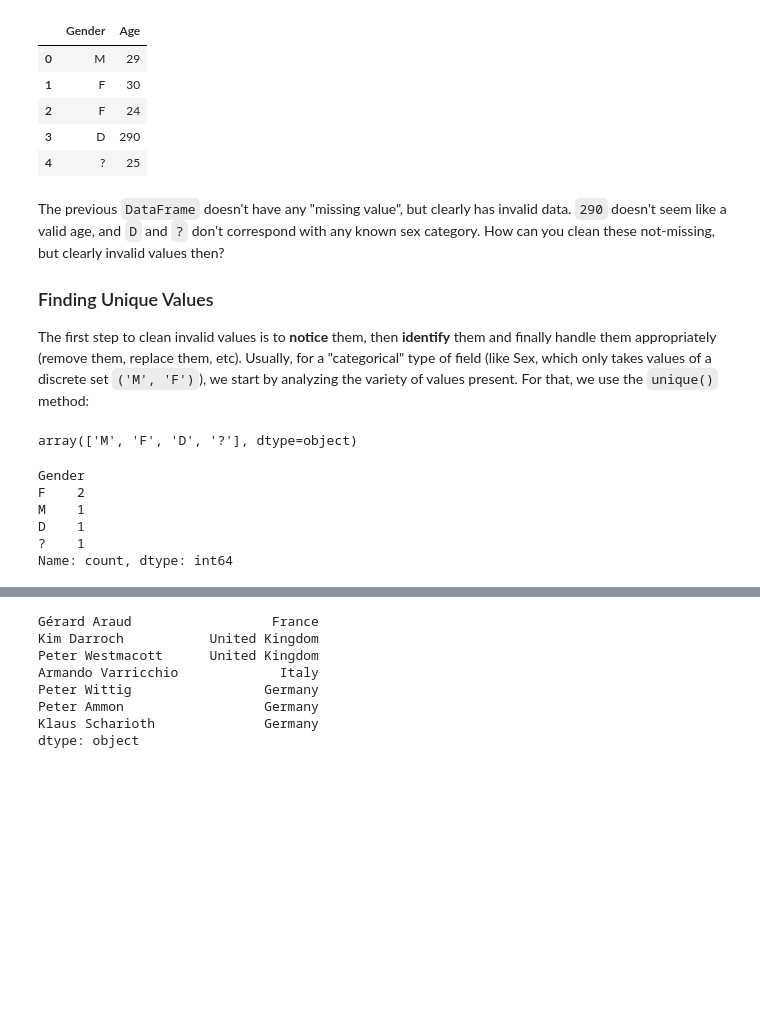
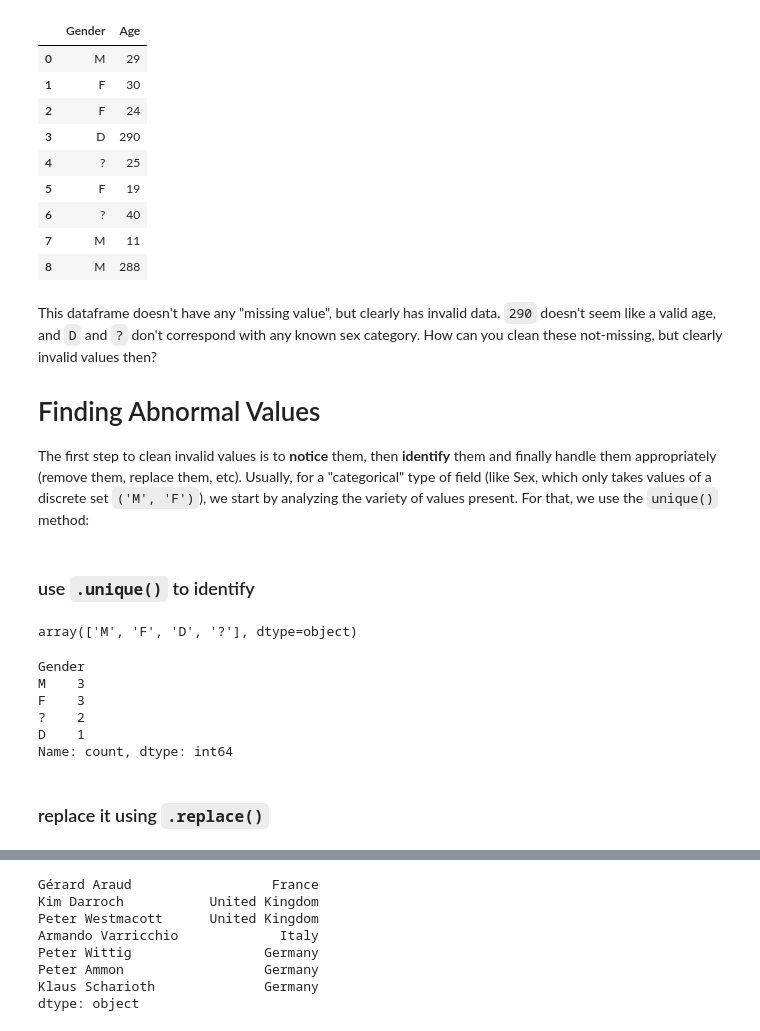
Before and after one commit to hh-blaire-cho/ds101_2025Jun, a Jupyter notebook: 08_Pandas_DataCleansing.ipynb, the cells around one changed output, grey strips where cells are left out. Cells and saved outputs as stored; diff of their text form; code cells hidden in the pictures; blank space fills up the shorter version.

```diff
--- a/08_Pandas_DataCleansing.ipynb
+++ b/08_Pandas_DataCleansing.ipynb
@@ -17,24 +15,30 @@ import pandas as pd
 # %%
 df = pd.DataFrame(
     {
-        "Gender": ["M", "F", "F", "D", "?"],
-        "Age": [29, 30, 24, 290, 25],
+        "Gender": ["M", "F", "F", "D", "?", "F", "?", "M", "M"],
+        "Age": [29, 30, 24, 290, 25, 19, 40, 11, 288],
     }
 )
 df
 # %% [output]
 |  | Gender | Age |
 | 0 | M | 29 |
 | 1 | F | 30 |
 | 2 | F | 24 |
 | 3 | D | 290 |
 | 4 | ? | 25 |
+| 5 | F | 19 |
+| 6 | ? | 40 |
+| 7 | M | 11 |
+| 8 | M | 288 |
 # %% [markdown]
-The previous `DataFrame` doesn't have any "missing value", but clearly has invalid data. `290` doesn't seem like a valid age, and `D` and `?` don't correspond with any known sex category. How can you clean these not-missing, but clearly invalid values then?
+This dataframe doesn't have any "missing value", but clearly has invalid data. `290` doesn't seem like a valid age, and `D` and `?` don't correspond with any known sex category. How can you clean these not-missing, but clearly invalid values then?
 
-### Finding Unique Values
+# Finding Abnormal Values
 
 The first step to clean invalid values is to **notice** them, then **identify** them and finally handle them appropriately (remove them, replace them, etc). Usually, for a "categorical" type of field (like Sex, which only takes values of a discrete set `('M', 'F')`), we start by analyzing the variety of values present. For that, we use the `unique()` method:
+# %% [markdown]
+### use `.unique()` to identify
 # %%
 df["Gender"].unique()
 # %% [output]
@@ -43,9 +47,11 @@ array(['M', 'F', 'D', '?'], dtype=object)
 df["Gender"].value_counts()
 # %% [output]
 Gender
-F    2
-M    1
+M    3
+F    3
+?    2
 D    1
-?    1
 Name: count, dtype: int64
+# %% [markdown]
+### replace it using `.replace()`
 # %% [markdown]
```
Also changed, not shown: parts of 45 cells of this notebook, 9 other files.
